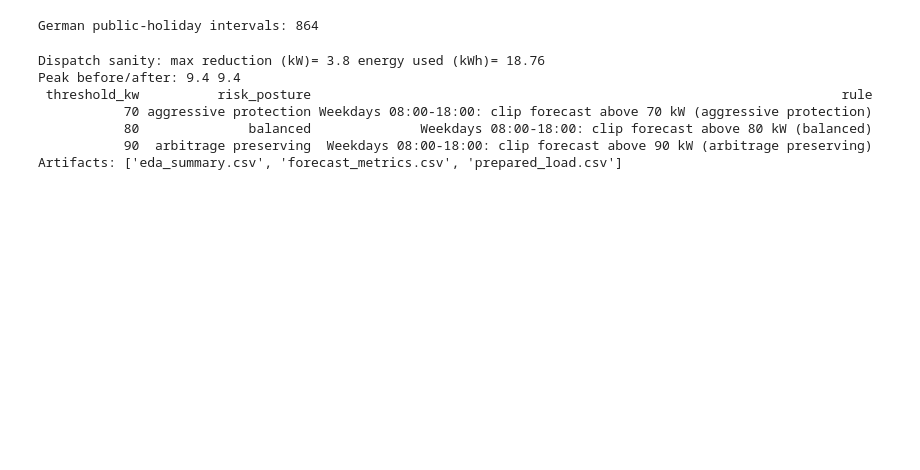
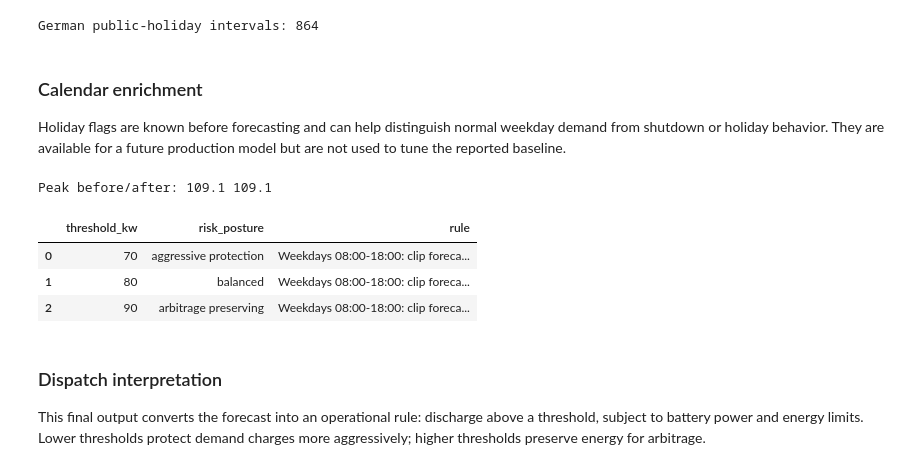
Before and after one commit to killivion/2026_BESS_PeakShavings, a Jupyter notebook: bess_peak_shaving_case_study.ipynb, the cells around one changed output. Cells and saved outputs as stored; diff of their text form; code cells hidden in the pictures; blank space fills up the shorter version.

```diff
--- a/bess_peak_shaving_case_study.ipynb
+++ b/bess_peak_shaving_case_study.ipynb
@@ -183,44 +93,18 @@ Metrics cover the full chronological 56-day holdout; the saved forecast chart us
 # %%
-# Optional calendar enrichment: German public holidays, known without using future load values.
-try:
-    import holidays
-    de_holidays = holidays.country_holidays("DE", years=[2025])
-    frame["is_public_holiday"] = pd.Index(frame.index.date).isin(de_holidays)
-    print("German public-holiday intervals:", int(frame.is_public_holiday.sum()))
-except ImportError:
-    frame["is_public_holiday"] = False
-    print("Install requirements.txt to enable German holiday flags.")
+frame = add_german_holiday_flag(frame); print("German public-holiday intervals:", int(frame.is_public_holiday.sum()))
 # %% [output]
 German public-holiday intervals: 864
+# %% [markdown]
+### Calendar enrichment
+Holiday flags are known before forecasting and can help distinguish normal weekday demand from shutdown or holiday behavior. They are available for a future production model but are not used to tune the reported baseline.
 # %%
-# Part 3: simple dispatch sanity check and threshold rules
-def dispatch(load_kw, forecast_kw, threshold_kw=80.0, battery_kwh=100.0, power_kw=50.0, efficiency=.92):
-    load_kw = pd.Series(load_kw).astype(float)
-    forecast_kw = pd.Series(forecast_kw, index=load_kw.index).astype(float)
-    dispatch_kw = np.minimum(np.maximum(forecast_kw - threshold_kw, 0), power_kw)
-    dispatch_kw = np.minimum(dispatch_kw, load_kw.clip(lower=0))
-    energy_used = dispatch_kw * .25 / efficiency
-    dispatch_kw = dispatch_kw.where(energy_used.cumsum() <= battery_kwh, 0.0)
-    return pd.DataFrame({"load_kw": load_kw, "forecast_kw": forecast_kw, "discharge_kw": dispatch_kw, "net_load_kw": load_kw - dispatch_kw})
-
-sim = dispatch(actual, conservative)
-print("Dispatch sanity: max reduction (kW)=", round(sim.discharge_kw.max(), 2), "energy used (kWh)=", round((sim.discharge_kw * .25).sum(), 2))
-print("Peak before/after:", round(sim.load_kw.max(), 2), round(sim.net_load_kw.max(), 2))
-assert (sim.net_load_kw <= sim.load_kw + 1e-9).all()
-assert (sim.discharge_kw * .25 / .92).sum() <= 100 + 1e-9
-
-threshold_scenarios = pd.DataFrame({"threshold_kw": [70, 80, 90], "risk_posture": ["aggressive protection", "balanced", "arbitrage preserving"]})
-threshold_scenarios["rule"] = threshold_scenarios.apply(lambda row: f"Weekdays 08:00-18:00: clip forecast above {row.threshold_kw} kW ({row.risk_posture})", axis=1)
-print(threshold_scenarios.to_string(index=False))
-
-from src.bess_forecasting import run_pipeline
-run_pipeline(DATA, OUTPUT)
-print("Artifacts:", [path.name for path in OUTPUT.glob("*.csv")])
+sim, threshold_scenarios = run_dispatch_demo(frame, conservative); print("Peak before/after:", round(sim.load_kw.max(), 2), round(sim.net_load_kw.max(), 2)); display(threshold_scenarios)
 # %% [output]
-Dispatch sanity: max reduction (kW)= 3.8 energy used (kWh)= 18.76
-Peak before/after: 9.4 9.4
- threshold_kw          risk_posture                                                                    rule
-           70 aggressive protection Weekdays 08:00-18:00: clip forecast above 70 kW (aggressive protection)
-           80              balanced              Weekdays 08:00-18:00: clip forecast above 80 kW (balanced)
-           90  arbitrage preserving  Weekdays 08:00-18:00: clip forecast above 90 kW (arbitrage preserving)
-Artifacts: ['eda_summary.csv', 'forecast_metrics.csv', 'prepared_load.csv']
+Peak before/after: 109.1 109.1
+|  | threshold_kw | risk_posture | rule |
+| 0 | 70 | aggressive protection | Weekdays 08:00-18:00: clip foreca... |
+| 1 | 80 | balanced | Weekdays 08:00-18:00: clip foreca... |
+| 2 | 90 | arbitrage preserving | Weekdays 08:00-18:00: clip foreca... |
+# %% [markdown]
+### Dispatch interpretation
+This final output converts the forecast into an operational rule: discharge above a threshold, subject to battery power and energy limits. Lower thresholds protect demand charges more aggressively; higher thresholds preserve energy for arbitrage.
```
Also changed, not shown: parts of 7 cells of this notebook, 2 other files.
